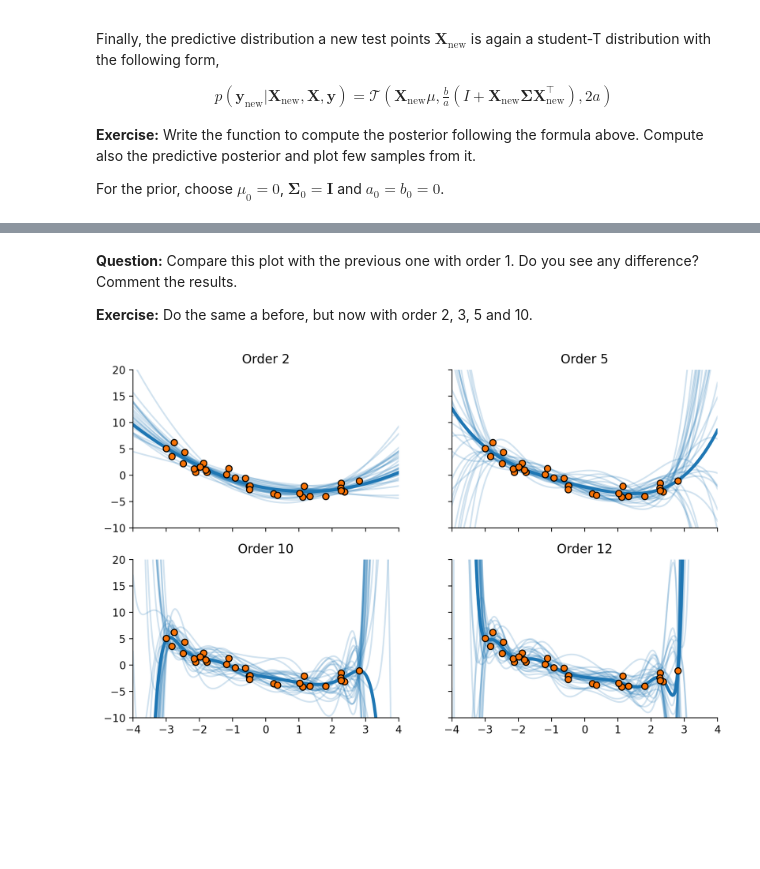
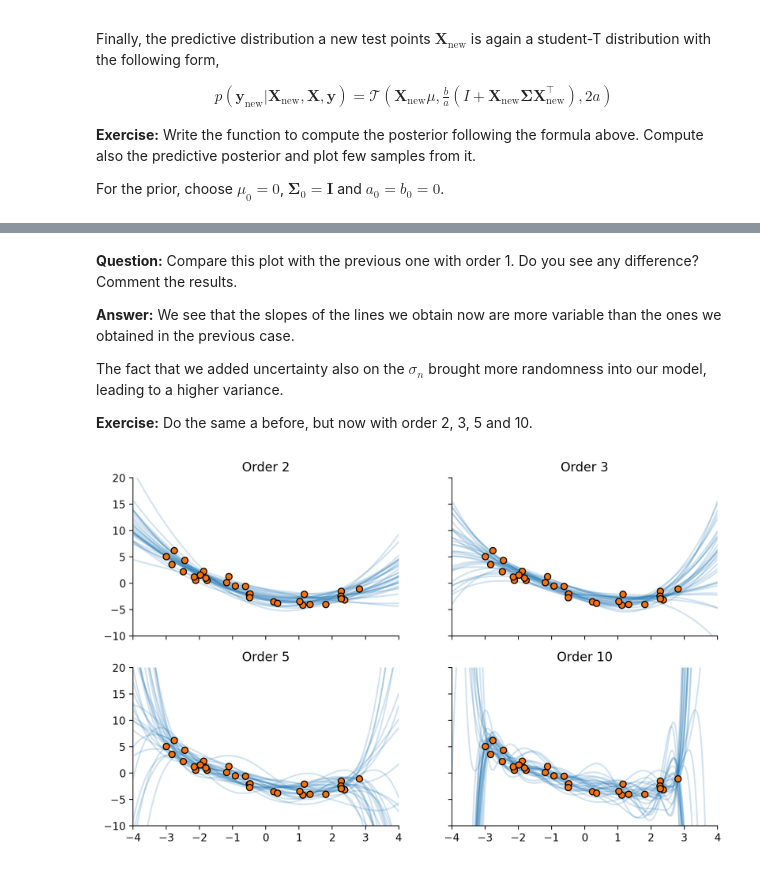
Before and after one commit to francdente/asi-labs, a Jupyter notebook: lab_week1-public/Bayesian_Linear_Regression.ipynb, the cells around one changed output, grey strips where cells are left out. Saved outputs shown, nothing was run; the diff lists cells and outputs as text; code cells hidden in the pictures; blank space fills up the shorter version.

```diff
--- a/lab_week1-public/Bayesian_Linear_Regression.ipynb
+++ b/lab_week1-public/Bayesian_Linear_Regression.ipynb
@@ -684,7 +680,7 @@ def sample_from_student_t(m, S, dof, n=1):
 
 def sample(Xt, w_mean, w_cov, w_dof, a, b, N):
     def _sample_single(Xt, w_mean, w_cov, w_dof, a, b):
-        w_sample = sample_from_student_t(w_mean, b/a * w_cov, w_dof)
+        w_sample = sample_from_student_t(w_mean, w_cov, w_dof)
         w_sample = w_sample[0]
         sn2_sample = 1 / np.random.gamma(a, b)
         y_sample = Xt @ w_sample + np.random.normal(0, sn2_sample)
@@ -711,12 +707,12 @@ Sigma, mu, a, b = compute_posterior(X, y, mu0, Sigma0, a0, b0)
 
 m, c, dof = compute_predictive_posterior(Xt, mu, Sigma, a, b)
 
-samples = sample(Xt, mu, Sigma, 2 * a, a, b, N=30)
+samples = sample(Xt, mu, b/a * Sigma, 2 * a, a, b, N=30)
 
 fig, ax = plt.subplots(figsize=[5, 3])
 ax.scatter(x, y, edgecolor="black", linewidth=1, facecolor="xkcd:orange", zorder=10)
 ax.plot(xt, samples.T, "tab:blue", alpha=0.3)
-ax.plot(xt, m, color="tab:blue", lw=3)
+# ax.plot(xt, m, color="tab:blue", lw=3)
 
 # @@ COMPLETE @@ #
 # %% [output]
@@ -725,34 +737,38 @@ ax.plot(xt, m, color="tab:blue", lw=3)
 # %% [markdown]
 **Question:** Compare this plot with the previous one with order 1. Do you see any difference? Comment the results.
 
+**Answer:** We see that the slopes of the lines we obtain now are more variable than the ones we obtained in the previous case.
+
+The fact that we added uncertainty also on the $\sigma_n$ brought more randomness into our model, leading to a higher variance.
+
 **Exercise:** Do the same a before, but now with order 2, 3, 5 and 10.
 # %%
 np.random.seed(1)
 sn2 = 1.5
 K = 1
 x, y = make_regression(30, sn2=sn2)
 xt = np.linspace(-4, 4, 250)
 fig, axs = plt.subplots(2, 2, figsize=[10, 6], sharex=True, sharey=True)
 axs = axs.reshape(-1)
-poly_orders = [2, 5, 10, 12]
+poly_orders = [2, 3, 5, 10]
 for ax, K in zip(axs, poly_orders):
     Xt = build_features(xt, K)
     X = build_features(x, K)
 
     mu0 = np.zeros(X.shape[1])
     Sigma0 = 1 * np.eye(X.shape[1])
     a0, b0 = 0, 0
 
     Sigma, mu, a, b = compute_posterior(X, y, mu0, Sigma0, a0, b0)
 
     m, c, dof = compute_predictive_posterior(Xt, mu, Sigma, a, b)
 
-    samples = sample(Xt, mu, Sigma, 2 * a, a, b, N=30)
+    samples = sample(Xt, mu, b/a * Sigma, 2 * a, a, b, N=30)
 
     ax.scatter(x, y, edgecolor="black", linewidth=1, facecolor="xkcd:orange", zorder=10)
     ax.plot(xt, samples.T, "tab:blue", alpha=0.2)
-    ax.plot(xt, m, color="tab:blue", lw=3)
+    # ax.plot(xt, m, color="tab:blue", lw=3)
     ax.set_ylim(-10, 20)
     ax.set_title("Order %d" % K)
 # %% [output]
-[figure, old version]
+[figure, new version]
```
Also changed, not shown: parts of 10 cells of this notebook, 1 other file.
